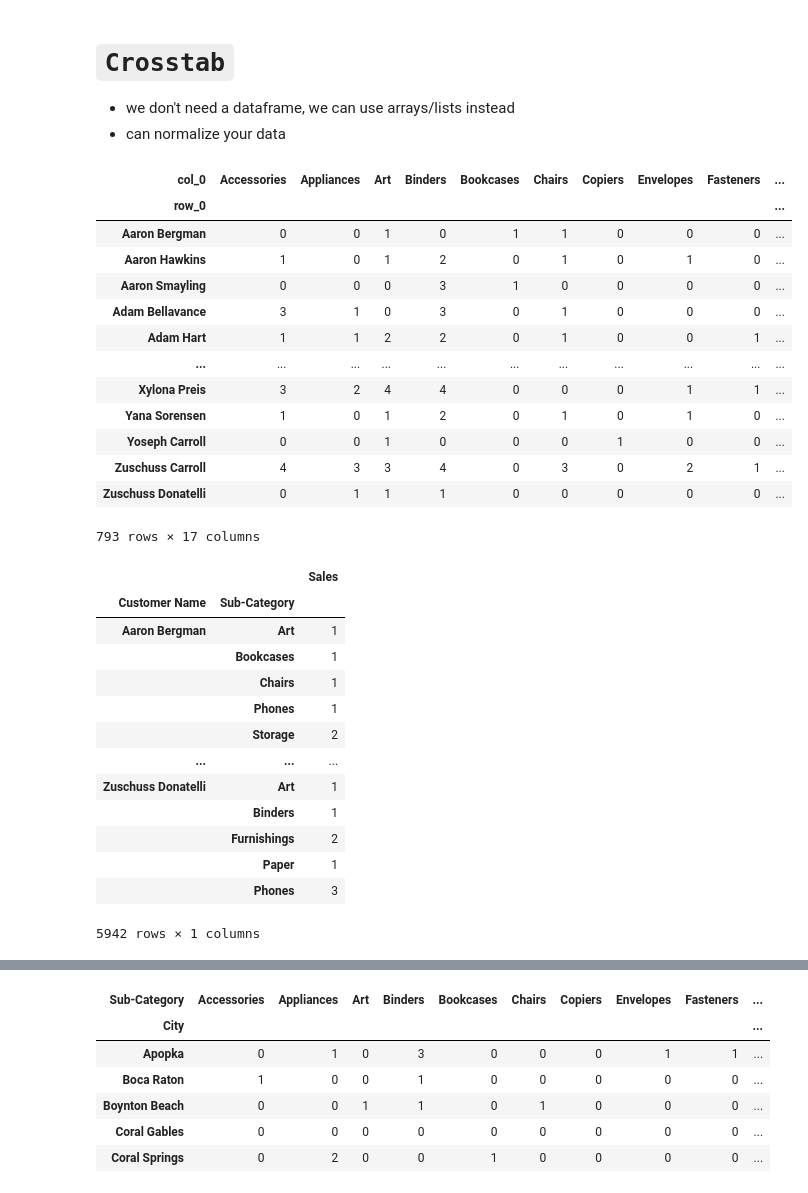
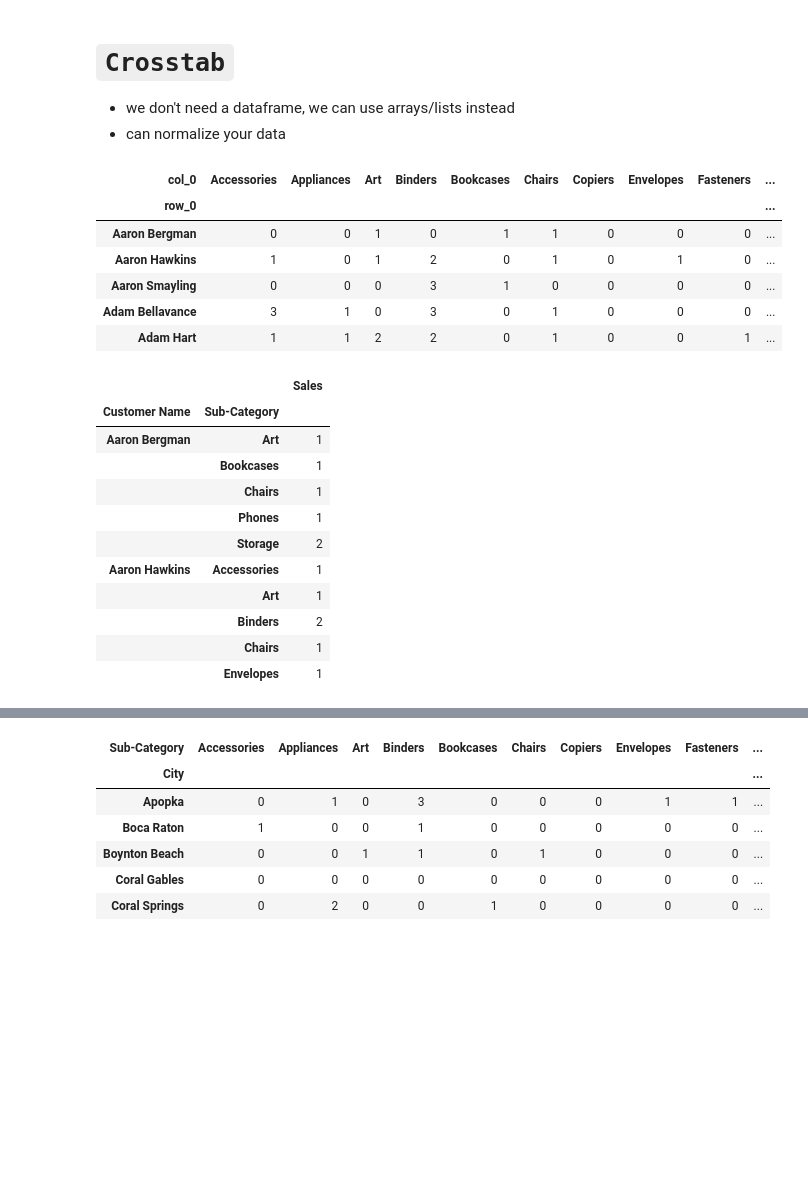
Before and after one commit to MrFuguDataScience/Python_Basics, a Jupyter notebook: ShoppingSales_EDA_n_plots.ipynb, the cells around one changed output, grey strips where cells are left out. Cells and saved outputs as stored; diff of their text form; code cells hidden in the pictures; blank space fills up the shorter version.

```diff
--- a/ShoppingSales_EDA_n_plots.ipynb
+++ b/ShoppingSales_EDA_n_plots.ipynb
@@ -132,32 +135,25 @@ Text(0.5, 1.0, 'Item Type Sold in $(US)')
 # %%
 import numpy as np
 
 customer_name=np.array(sales_dta['Customer Name'].to_list())
 sales_tots=np.array(sales_dta['Sales'].to_list())
 sub_category=np.array(sales_dta['Sub-Category'].to_list())
 
 sub_category
-pd.crosstab(customer_name,sub_category)
+pd.crosstab(customer_name,sub_category)[:5]
 # .plot.bar(stacked=True)
 # pd.crosstab(sales_tots,sub_category,normalize='index')
 # %% [output]
 | col_0 | Accessories | Appliances | Art | Binders | Bookcases | Chairs | Copiers | Envelopes | Fasteners | ... |
 | row_0 |  |  |  |  |  |  |  |  |  | ... |
 | Aaron Bergman | 0 | 0 | 1 | 0 | 1 | 1 | 0 | 0 | 0 | ... |
 | Aaron Hawkins | 1 | 0 | 1 | 2 | 0 | 1 | 0 | 1 | 0 | ... |
 | Aaron Smayling | 0 | 0 | 0 | 3 | 1 | 0 | 0 | 0 | 0 | ... |
 | Adam Bellavance | 3 | 1 | 0 | 3 | 0 | 1 | 0 | 0 | 0 | ... |
 | Adam Hart | 1 | 1 | 2 | 2 | 0 | 1 | 0 | 0 | 1 | ... |
-| ... | ... | ... | ... | ... | ... | ... | ... | ... | ... | ... |
-| Xylona Preis | 3 | 2 | 4 | 4 | 0 | 0 | 0 | 1 | 1 | ... |
-| Yana Sorensen | 1 | 0 | 1 | 2 | 0 | 1 | 0 | 1 | 0 | ... |
-| Yoseph Carroll | 0 | 0 | 1 | 0 | 0 | 0 | 1 | 0 | 0 | ... |
-| Zuschuss Carroll | 4 | 3 | 3 | 4 | 0 | 3 | 0 | 2 | 1 | ... |
-| Zuschuss Donatelli | 0 | 1 | 1 | 1 | 0 | 0 | 0 | 0 | 0 | ... |
-793 rows × 17 columns
 # %%
 sales_dta.loc[:,['Customer Name','Sub-Category','Sales']].\
-groupby(['Customer Name','Sub-Category']).count()
+groupby(['Customer Name','Sub-Category']).count()[:10]
 # %% [output]
 |  |  | Sales |
 | Customer Name | Sub-Category |  |
@@ -166,11 +162,9 @@ groupby(['Customer Name','Sub-Category']).count()
 |  | Chairs | 1 |
 |  | Phones | 1 |
 |  | Storage | 2 |
-| ... | ... | ... |
-| Zuschuss Donatelli | Art | 1 |
-|  | Binders | 1 |
-|  | Furnishings | 2 |
-|  | Paper | 1 |
-|  | Phones | 3 |
+| Aaron Hawkins | Accessories | 1 |
+|  | Art | 1 |
+|  | Binders | 2 |
+|  | Chairs | 1 |
+|  | Envelopes | 1 |
-5942 rows × 1 columns
 # %%
```
Also changed, not shown: parts of 6 cells of this notebook.
